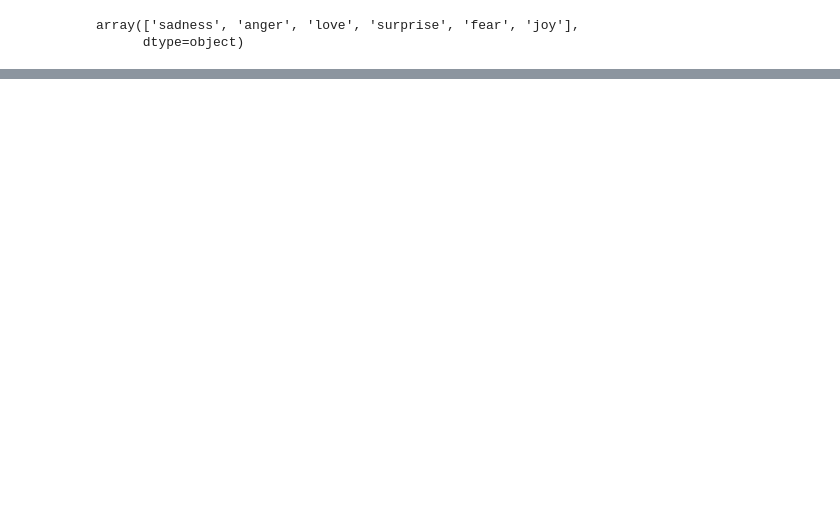
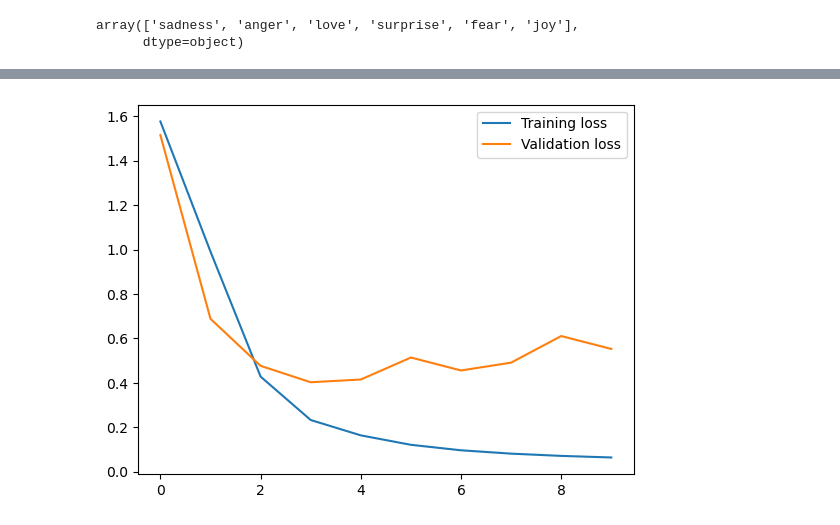
Before and after one commit to danieltar18/mlp-tensorflow, a Jupyter notebook: text_classification/emotions.ipynb, the cells around one changed output, grey strips where cells are left out. Cells and saved outputs as stored; diff of their text form; code cells hidden in the pictures; blank space fills up the shorter version.

```diff
--- a/text_classification/emotions.ipynb
+++ b/text_classification/emotions.ipynb
@@ -81,0 +289,26 @@ plt.show()
+# %%
+string_lookup_layer.adapt(train_labels)
+train_labels, val_labels = string_lookup_layer(train_labels), string_lookup_layer(val_labels)
+vocab = string_lookup_layer.get_vocabulary()
+# %%
+text_vectorization_layer = tf.keras.layers.TextVectorization(
+    standardize='lower_and_strip_punctuation',
+    max_tokens=vocab_size,
+    output_sequence_length=sequence_length,
+    output_mode='int',
+    name="text_vectorizer_layer",
+)
+
+text_vectorization_layer.adapt(train_ds)
+# %%
+hidden_layers, lr, batch_size, epoch = best_parameters
+# %%
+model = build_up_model(hidden_layers, text_vectorization_layer, lr=lr, vocab_size=vocab_size, embedding_dim=embedding_dim)
+
+history = model.fit(
+    train_ds,
+    train_labels,
+    epochs=epoch,
+    batch_size=batch_size,
+    validation_data=(val_ds, val_labels)
+)
@@ -81,0 +340,7 @@ plt.show()
+# %%
+plt.plot(history.history['loss'], label='Training loss')
+plt.plot(history.history['val_loss'], label='Validation loss')
+plt.legend()
+plt.show()
+# %% [output]
+[figure, added]
```
Also changed, not shown: parts of 45 cells of this notebook, 6 other files.
